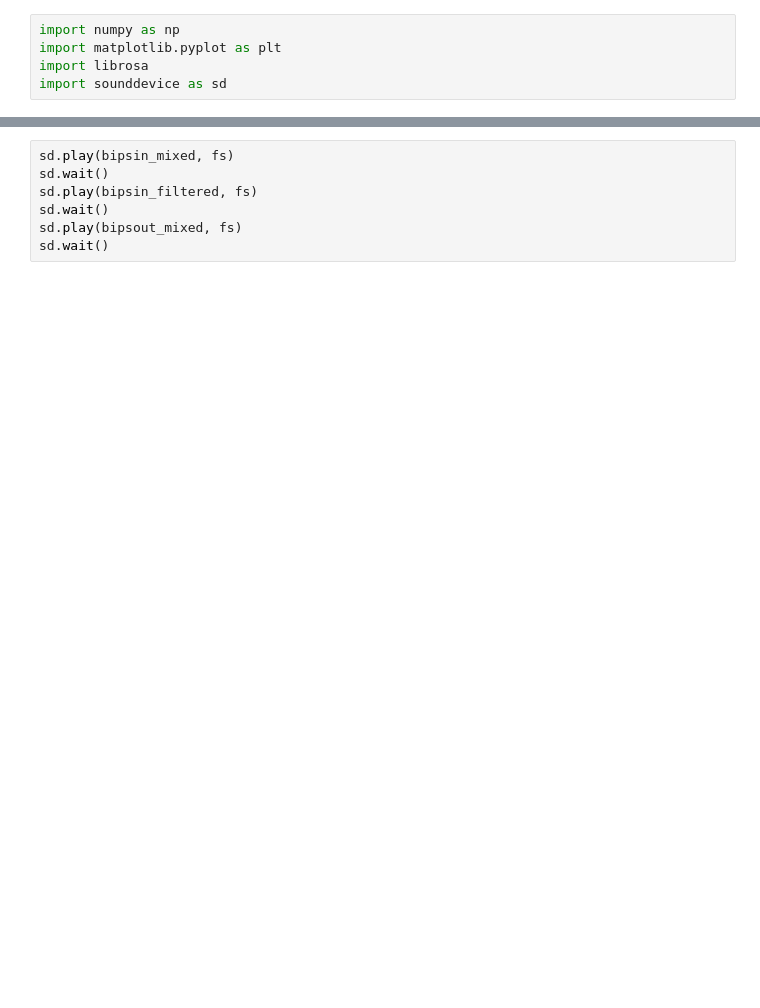
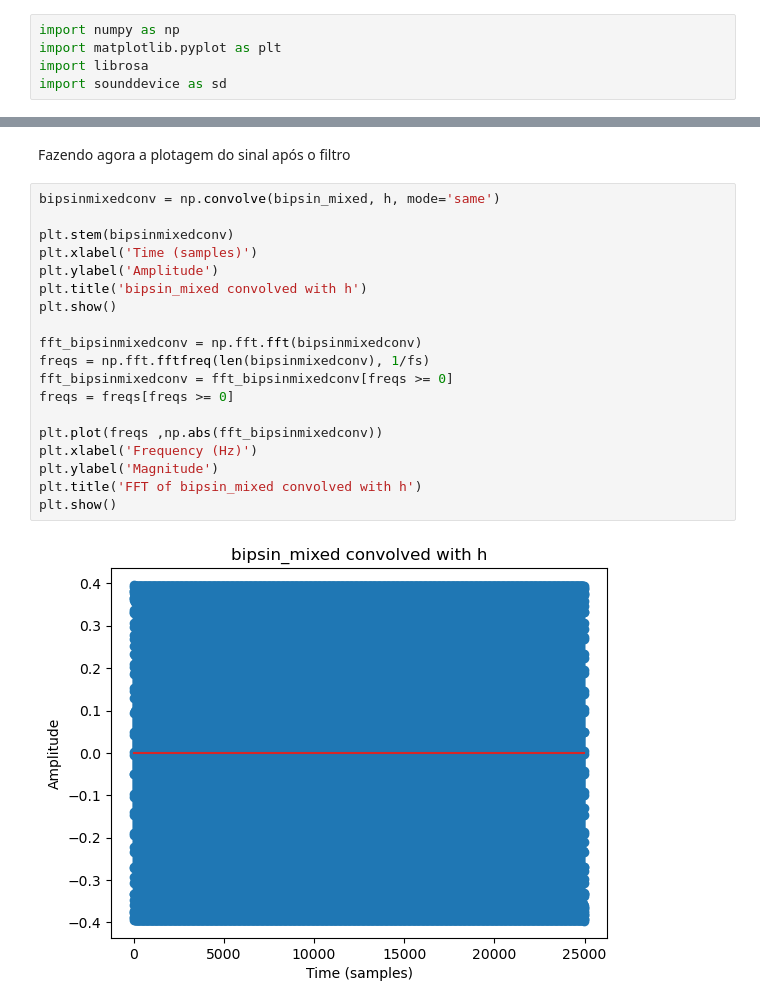
Before and after one commit to vitorfraga12/PDS-Exercicio-Computacional-2, a Jupyter notebook: Questao3.ipynb, the cells around one changed output, grey strips where cells are left out. Drawn from its saved outputs; the diff is of its cells as text; blank space fills up the shorter version.

```diff
--- a/Questao3.ipynb
+++ b/Questao3.ipynb
@@ -70,7 +84,23 @@ plt.show()
-# %%
-sd.play(bipsin_mixed, fs)
-sd.wait()
-sd.play(bipsin_filtered, fs)
-sd.wait()
-sd.play(bipsout_mixed, fs)
-sd.wait()
+# %% [markdown]
+Fazendo agora a plotagem do sinal após o filtro
+# %%
+bipsinmixedconv = np.convolve(bipsin_mixed, h, mode='same')
+
+plt.stem(bipsinmixedconv)
+plt.xlabel('Time (samples)')
+plt.ylabel('Amplitude')
+plt.title('bipsin_mixed convolved with h')
+plt.show()
+
+fft_bipsinmixedconv = np.fft.fft(bipsinmixedconv)
+freqs = np.fft.fftfreq(len(bipsinmixedconv), 1/fs)
+fft_bipsinmixedconv = fft_bipsinmixedconv[freqs >= 0]
+freqs = freqs[freqs >= 0]
+
+plt.plot(freqs ,np.abs(fft_bipsinmixedconv))
+plt.xlabel('Frequency (Hz)')
+plt.ylabel('Magnitude')
+plt.title('FFT of bipsin_mixed convolved with h')
+plt.show()
+# %% [output]
+[figure, added]
```
Also changed, not shown: parts of 5 cells of this notebook, 4 other files.
